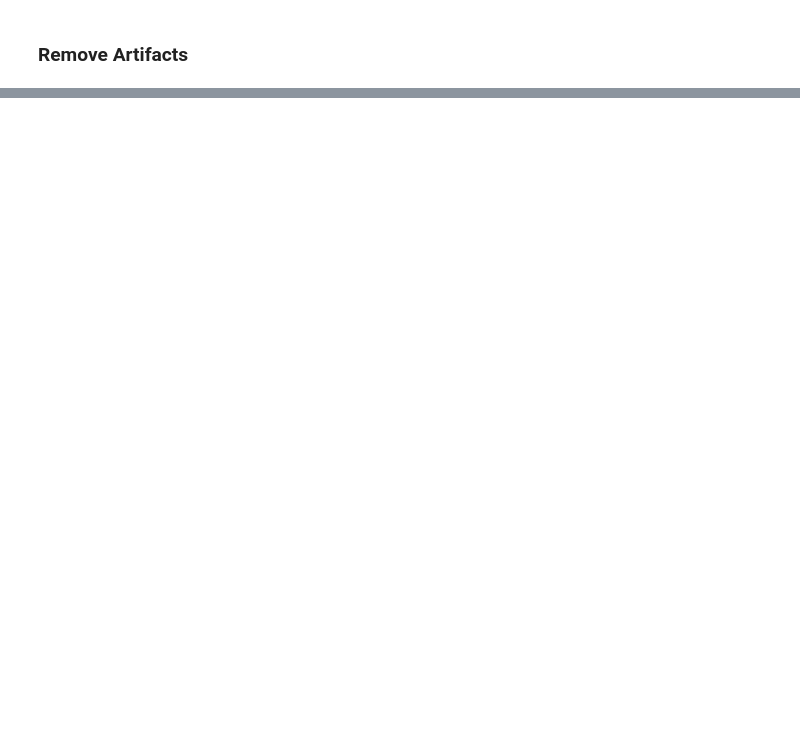
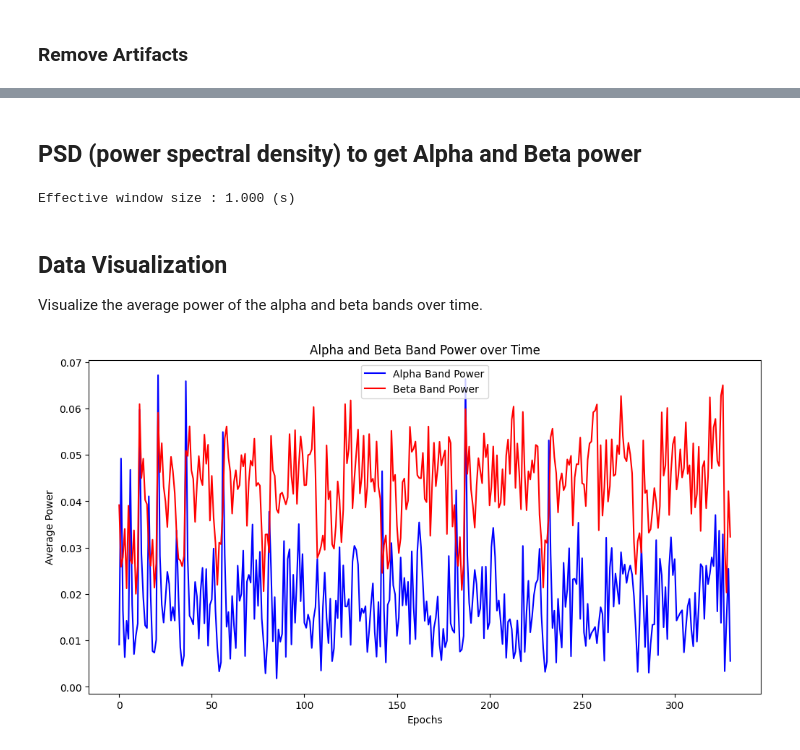
Before and after one commit to CognitiveControlLab/neuro-clash, a Jupyter notebook: neuro_ai/experiments/explorations.ipynb, the cells around one changed output, grey strips where cells are left out. Cells and saved outputs as stored; diff of their text form; code cells hidden in the pictures; blank space fills up the shorter version.

```diff
--- a/neuro_ai/experiments/explorations.ipynb
+++ b/neuro_ai/experiments/explorations.ipynb
@@ -151,0 +169,67 @@ Segmenting events with Epochs can be used to do analysis on different patterns a
+# %% [markdown]
+## PSD (power spectral density) to get Alpha and Beta power
+# %%
+# Normalize the data
+epochs_data = epochs.get_data()
+epochs_data_normalized = (epochs_data - np.mean(epochs_data)) / np.std(epochs_data)
+
+
+# Calculate PSD with the full frequency range
+psd, freqs = mne.time_frequency.psd_array_welch(
+    epochs_data_normalized, sfreq, fmin=4, fmax=30, n_per_seg=256
+)
+
+# Find indices for alpha and beta bands
+alpha_indices = np.where((freqs >= 8) & (freqs <= 12))[0]
+beta_indices = np.where((freqs >= 13) & (freqs <= 30))[0]
+# Find indices for other bands
+# delta_indices = np.where((freqs >= 1) & (freqs <= 3))[0]
+# theta_indices = np.where((freqs >= 4) & (freqs <= 7))[0]
+# gamma_indices = np.where((freqs >= 31) & (freqs <= 100))[0]
+
+
+# Extract and average the power for alpha and beta bands
+alpha_power = psd[:, :, alpha_indices].mean(axis=2)
+beta_power = psd[:, :, beta_indices].mean(axis=2)
+# Extract other bands
+# delta_power = psd[:, :, delta_indices].mean(axis=2)
+# theta_power = psd[:, :, theta_indices].mean(axis=2)
+# gamma_power = psd[:, :, gamma_indices].mean(axis=2)
+# %% [output]
+Effective window size : 1.000 (s)
+# %% [markdown]
+## Data Visualization
+Visualize the average power of the alpha and beta bands over time.
+# %%
+import matplotlib.pyplot as plt
+
+# Calculate the average power across all channels for each epoch
+mean_alpha_power = alpha_power.mean(axis=1)
+mean_beta_power = beta_power.mean(axis=1)
+
+# mean_delta_power = delta_power.mean(axis=1)
+# mean_theta_power = theta_power.mean(axis=1)
+# mean_gamma_power = gamma_power.mean(axis=1)
+
+# Generate the epochs array (assuming you have the same number of epochs for both alpha and beta)
+epochs_array = np.arange(len(mean_alpha_power))
+
+# Create the plot
+plt.figure(figsize=(12, 6))
+plt.plot(epochs_array, mean_alpha_power, label="Alpha Band Power", color="blue")
+plt.plot(epochs_array, mean_beta_power, label="Beta Band Power", color="red")
+
+# plt.plot(epochs_array, mean_delta_power, label="Delta Band Power", color="orange")
+# plt.plot(epochs_array, mean_theta_power, label="Theta Band Power", color="yellow")
+# plt.plot(epochs_array, mean_gamma_power, label="Gamma Band Power", color="green")
+
+# Adding labels and title
+plt.xlabel("Epochs")
+plt.ylabel("Average Power")
+plt.title("Alpha and Beta Band Power over Time")
+plt.legend()
+
+# Show the plot
+plt.show()
+# %% [output]
+[figure, added]
```
Also changed, not shown: parts of 10 cells of this notebook, 5 other files.
